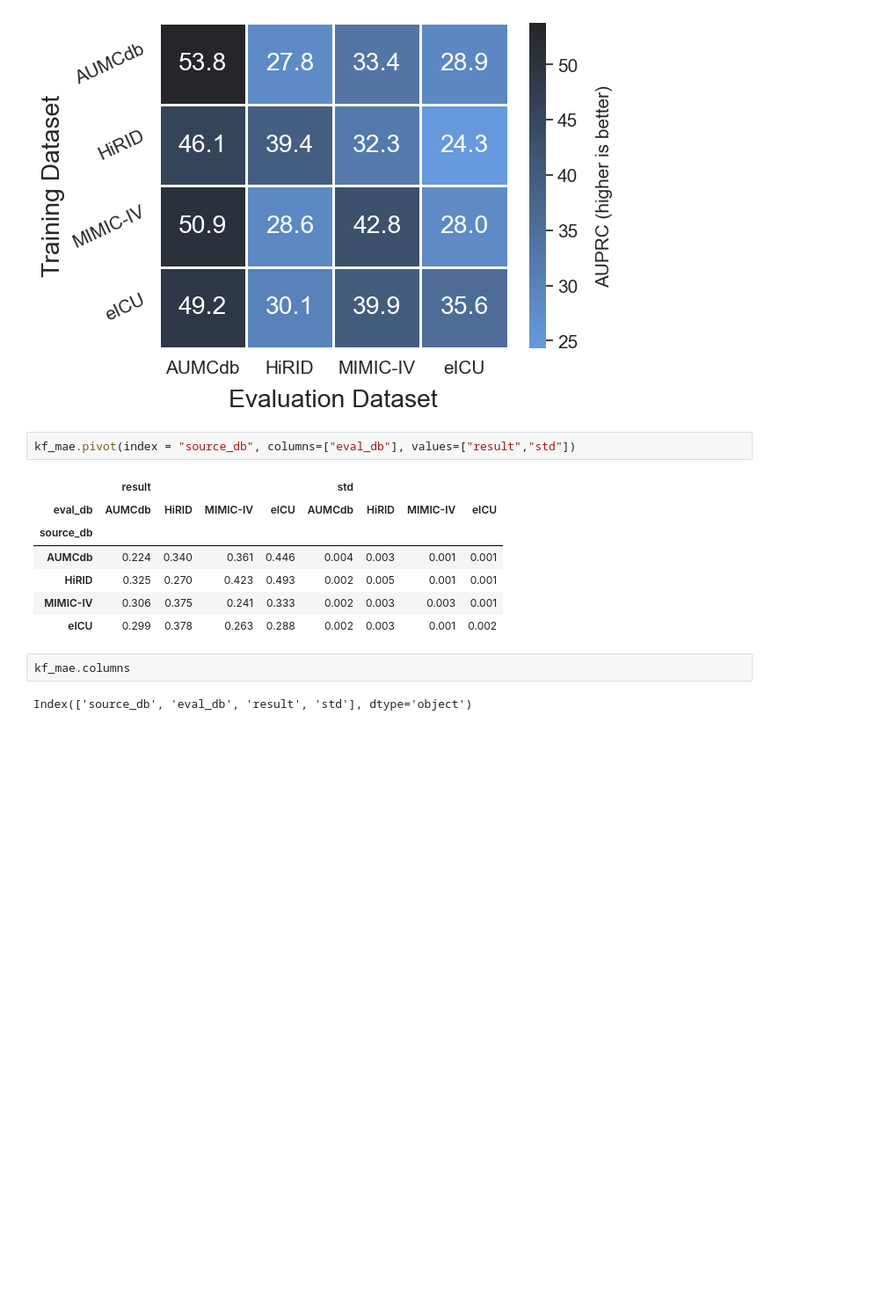
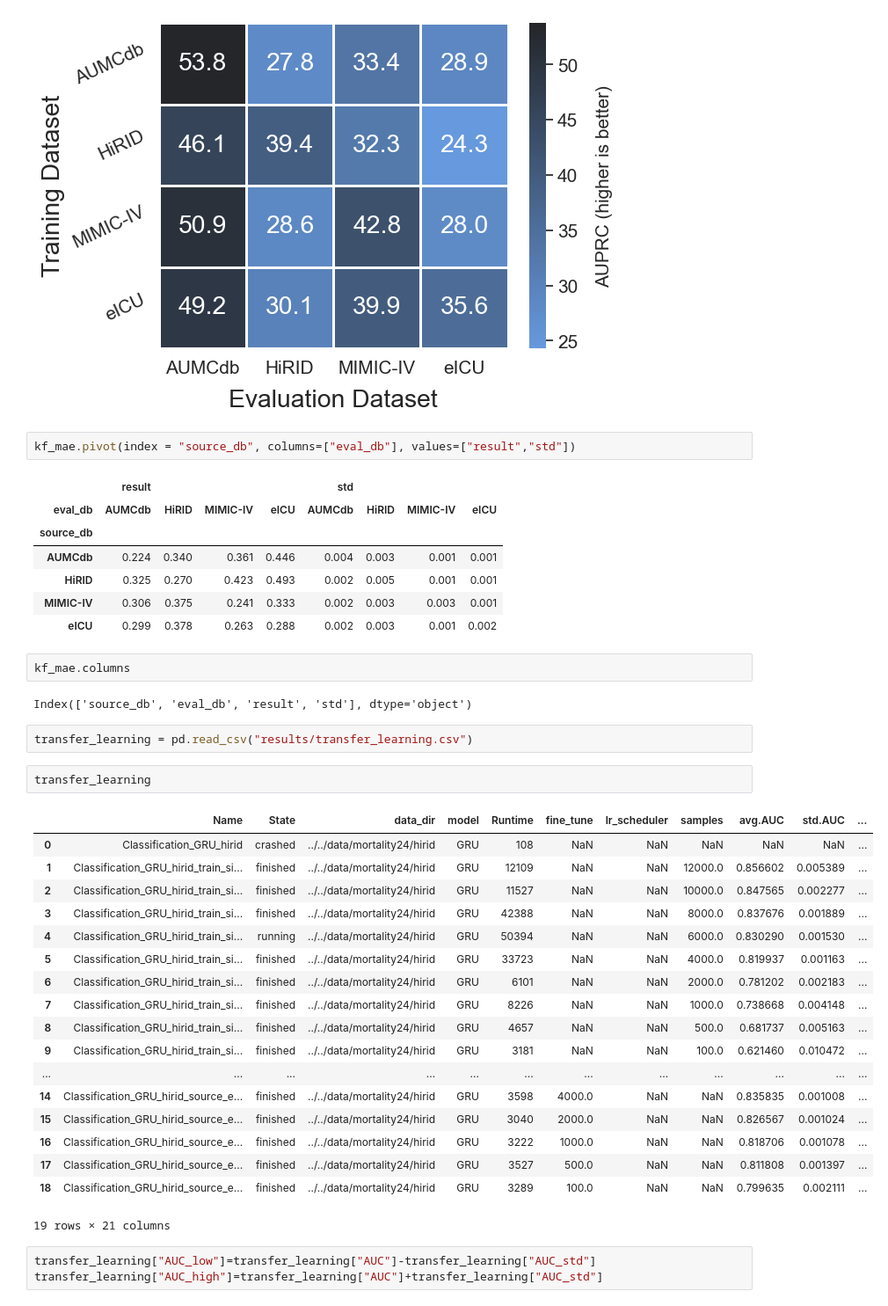
Before and after one commit to rvandewater/YAIB, a Jupyter notebook: paper_graphs.ipynb, the cells around one changed output. Shown at 88% size. Saved outputs shown, nothing was run; the diff lists cells and outputs as text; blank space fills up the shorter version.

```diff
--- a/paper_graphs.ipynb
+++ b/paper_graphs.ipynb
@@ -54,3 +54,29 @@ kf_mae.pivot(index = "source_db", columns=["eval_db"], values=["result","std"])
 kf_mae.columns
 # %% [output]
 Index(['source_db', 'eval_db', 'result', 'std'], dtype='object')
+# %%
+transfer_learning = pd.read_csv("results/transfer_learning.csv")
+# %%
+transfer_learning
+# %% [output]
+|  | Name | State | data_dir | model | Runtime | fine_tune | lr_scheduler | samples | avg.AUC | std.AUC | ... |
+| 0 | Classification_GRU_hirid | crashed | ../../data/mortality24/hirid | GRU | 108 | NaN | NaN | NaN | NaN | NaN | ... |
+| 1 | Classification_GRU_hirid_train_si... | finished | ../../data/mortality24/hirid | GRU | 12109 | NaN | NaN | 12000.0 | 0.856602 | 0.005389 | ... |
+| 2 | Classification_GRU_hirid_train_si... | finished | ../../data/mortality24/hirid | GRU | 11527 | NaN | NaN | 10000.0 | 0.847565 | 0.002277 | ... |
+| 3 | Classification_GRU_hirid_train_si... | finished | ../../data/mortality24/hirid | GRU | 42388 | NaN | NaN | 8000.0 | 0.837676 | 0.001889 | ... |
+| 4 | Classification_GRU_hirid_train_si... | running | ../../data/mortality24/hirid | GRU | 50394 | NaN | NaN | 6000.0 | 0.830290 | 0.001530 | ... |
+| 5 | Classification_GRU_hirid_train_si... | finished | ../../data/mortality24/hirid | GRU | 33723 | NaN | NaN | 4000.0 | 0.819937 | 0.001163 | ... |
+| 6 | Classification_GRU_hirid_train_si... | finished | ../../data/mortality24/hirid | GRU | 6101 | NaN | NaN | 2000.0 | 0.781202 | 0.002183 | ... |
+| 7 | Classification_GRU_hirid_train_si... | finished | ../../data/mortality24/hirid | GRU | 8226 | NaN | NaN | 1000.0 | 0.738668 | 0.004148 | ... |
+| 8 | Classification_GRU_hirid_train_si... | finished | ../../data/mortality24/hirid | GRU | 4657 | NaN | NaN | 500.0 | 0.681737 | 0.005163 | ... |
+| 9 | Classification_GRU_hirid_train_si... | finished | ../../data/mortality24/hirid | GRU | 3181 | NaN | NaN | 100.0 | 0.621460 | 0.010472 | ... |
+| ... | ... | ... | ... | ... | ... | ... | ... | ... | ... | ... | ... |
+| 14 | Classification_GRU_hirid_source_e... | finished | ../../data/mortality24/hirid | GRU | 3598 | 4000.0 | NaN | NaN | 0.835835 | 0.001008 | ... |
+| 15 | Classification_GRU_hirid_source_e... | finished | ../../data/mortality24/hirid | GRU | 3040 | 2000.0 | NaN | NaN | 0.826567 | 0.001024 | ... |
+| 16 | Classification_GRU_hirid_source_e... | finished | ../../data/mortality24/hirid | GRU | 3222 | 1000.0 | NaN | NaN | 0.818706 | 0.001078 | ... |
+| 17 | Classification_GRU_hirid_source_e... | finished | ../../data/mortality24/hirid | GRU | 3527 | 500.0 | NaN | NaN | 0.811808 | 0.001397 | ... |
+| 18 | Classification_GRU_hirid_source_e... | finished | ../../data/mortality24/hirid | GRU | 3289 | 100.0 | NaN | NaN | 0.799635 | 0.002111 | ... |
+19 rows × 21 columns
+# %%
+transfer_learning["AUC_low"]=transfer_learning["AUC"]-transfer_learning["AUC_std"]
+transfer_learning["AUC_high"]=transfer_learning["AUC"]+transfer_learning["AUC_std"]
```
Also changed, not shown: parts of 1 cell of this notebook.
